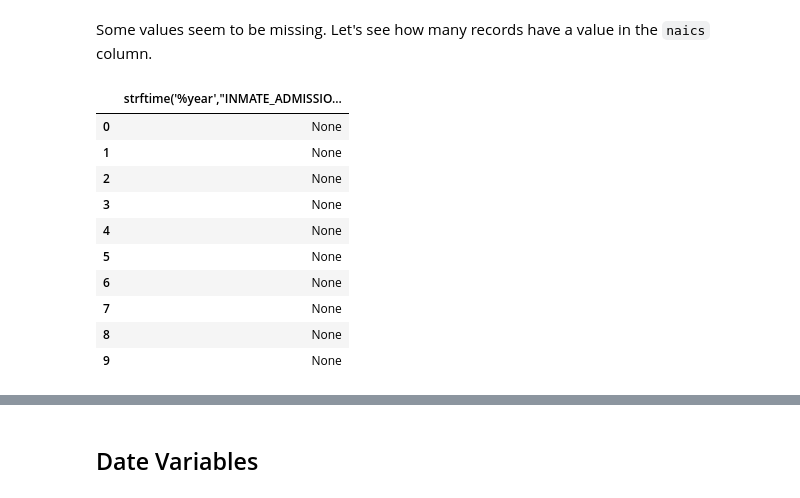
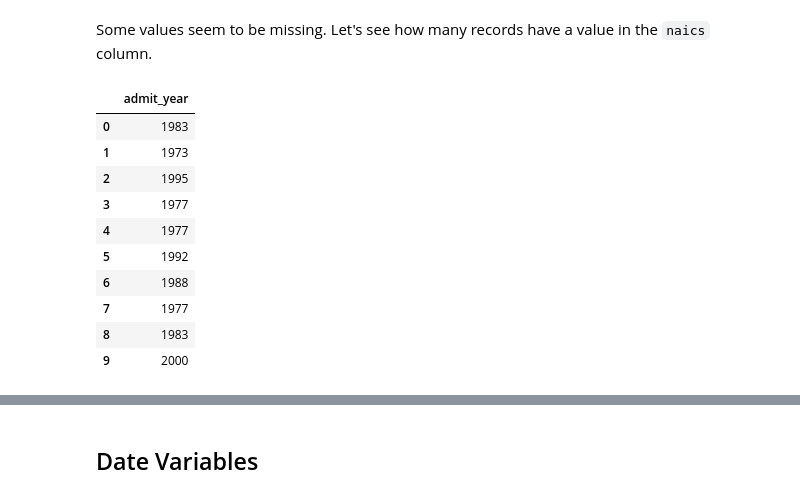
Before and after one commit to Coleridge-Initiative/bdss-notebooks, a Jupyter notebook: 02_2_Dataset_Exploration.ipynb, the cells around one changed output, grey strips where cells are left out. Drawn from its saved outputs; the diff is of its cells as text; code cells hidden in the pictures.

```diff
--- a/02_2_Dataset_Exploration.ipynb
+++ b/02_2_Dataset_Exploration.ipynb
@@ -91,7 +91,7 @@ __Parameter 1: Connection__
 # to create a connection to the database,
 # we need to pass the name of the database
 
-DB = '../ncdoc.db'
+DB = 'ncdoc.db'
 
 conn = sqlite3.connect(DB)
 # %% [markdown]
@@ -152,0 +177,7 @@ offender.head()
+# %%
+query = '''
+SELECT *
+FROM inmate
+limit 100;
+'''
+inmate = pd.read_sql(query, conn)
@@ -155,24 +196,24 @@ Some values seem to be missing. Let's see how many records have a value in the `
 # %%
 # set the SQL query
 query ="""
-SELECT strftime('%year',"INMATE_ADMISSION_DATE")
-FROM offender
+SELECT strftime("%Y",INMATE_ADMISSION_DATE) as admit_year
+FROM inmate
 limit 10;
 """
 # read the query into a DataFrame
 year = pd.read_sql(query, conn)
 
 # print the resulting DataFrame
 year
 # %% [output]
-|  | strftime('%year',"INMATE_ADMISSIO... |
-| 0 | None |
-| 1 | None |
-| 2 | None |
-| 3 | None |
-| 4 | None |
-| 5 | None |
-| 6 | None |
-| 7 | None |
-| 8 | None |
-| 9 | None |
+|  | admit_year |
+| 0 | 1983 |
+| 1 | 1973 |
+| 2 | 1995 |
+| 3 | 1977 |
+| 4 | 1977 |
+| 5 | 1992 |
+| 6 | 1988 |
+| 7 | 1977 |
+| 8 | 1983 |
+| 9 | 2000 |
```
Also changed, not shown: parts of 34 cells of this notebook, 1 other file.
